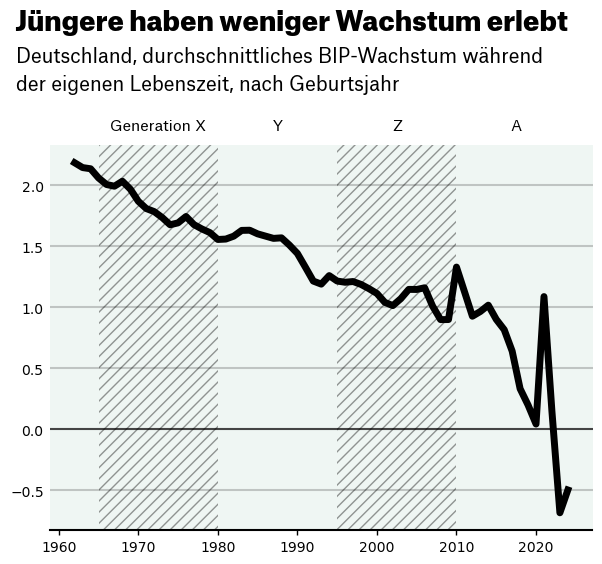
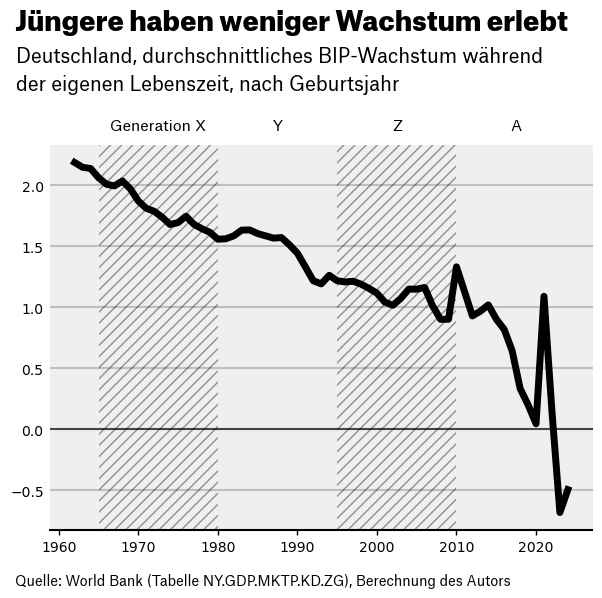
Code edit (unified diff) that turned the first committed figure into the second:
--- before
+++ after
@@ -66,5 +66,5 @@
 
 ax.axhline(y=0, color="#555", lw=1.5, zorder=0)
-ax.set_facecolor("#EFF6F3")
+ax.set_facecolor("#eFeFeF")
 ax.yaxis.set_tick_params(pad=1, labelsize=10, bottom=False)
 ax.xaxis.set_tick_params(width=1)
@@ -98,5 +98,5 @@
     ax.annotate(
         zorder=200,
-        text=f"Generation {g}" if i == 1 else g,
+        text=f"Generation {g}" if i == 1 else f"{g}",
         xy=(generations[g][0] + d / 2, 0),
         fontproperties=graphik_regular,
@@ -107,3 +107,13 @@
     )
 
+ax.text(
+    x=0.075,
+    y=-0,
+    s="Quelle: World Bank (Tabelle NY.GDP.MKTP.KD.ZG), Berechnung des Autors",
+    transform=fig.transFigure,
+    fontproperties=graphik_regular,
+    ha="left",
+    fontsize=10,
+    linespacing=1.35,
+)
 plt.show()

Commit: Add footnote